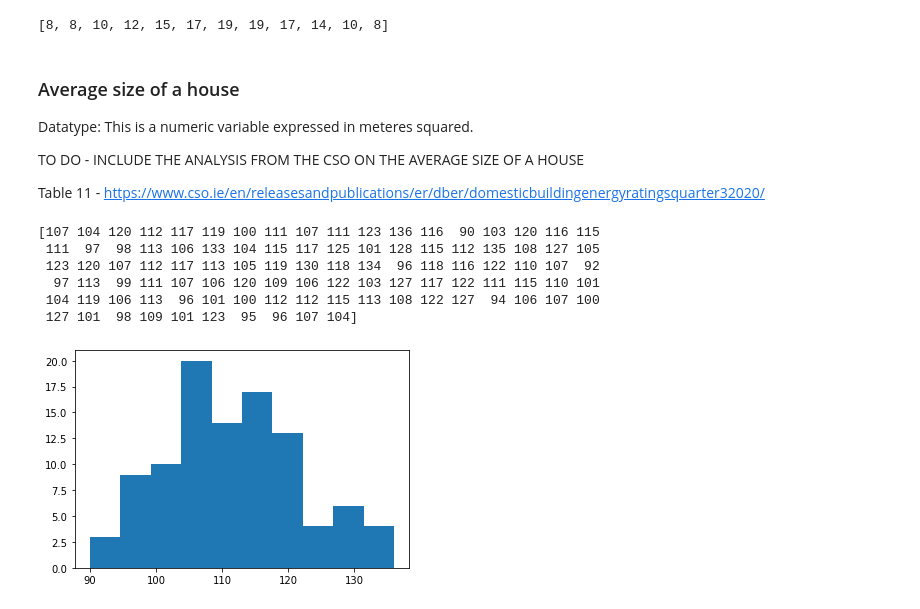
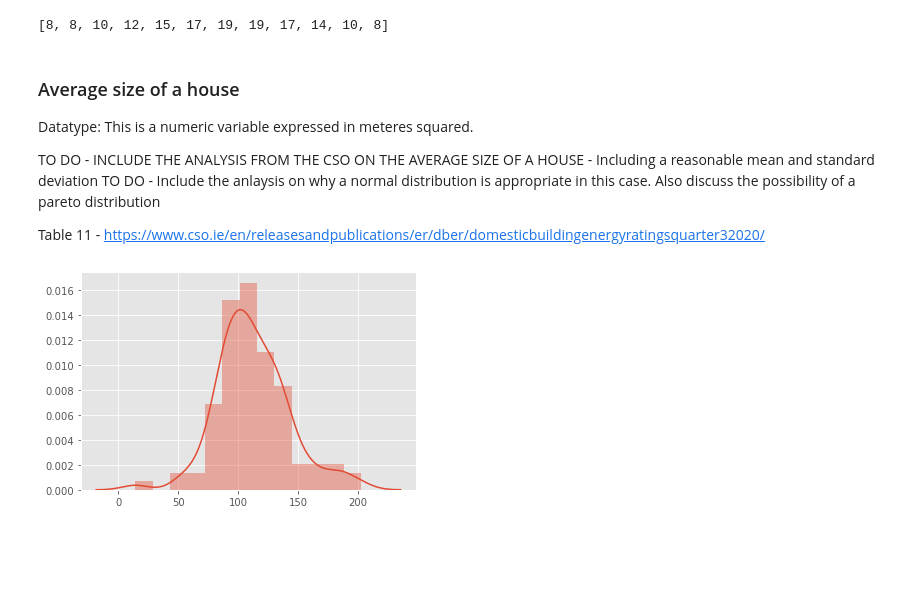
Before and after one commit to dssheldon/ProgDA-Project-SDS, a Jupyter notebook: ProgDA-Project-SDS.ipynb, the cells around one changed output. Drawn from its saved outputs; the diff is of its cells as text; code cells hidden in the pictures; blank space fills up the shorter version.

```diff
--- a/ProgDA-Project-SDS.ipynb
+++ b/ProgDA-Project-SDS.ipynb
@@ -161,11 +161,15 @@ import pandas as pd
 import datetime
 import seaborn as sns
 import matplotlib.pyplot as plt
+plt.style.use('ggplot')
 
 df = pd.read_csv("dly532.csv", skiprows=25)
 df['newdate'] = pd.to_datetime(df['date'])
 df_hist = df[(pd.DatetimeIndex(df['newdate']).month == 3)]['maxtp'] #Adapted from (https://stackoverflow.com/questions/25146121/extracting-just-month-and-year-separately-from-pandas-datetime-column)
 
 
-sns.distplot(df_hist)
+temp_data = sns.distplot(df_hist, color = 'blue')
+temp_data.set(xlabel="Maximum Daily Temperature Observed", ylabel = "Frequency", title="Analysis of Daily Temperature in Dublin")
+
+plt.show()
 # %% [output]
@@ -191,24 +194,18 @@ print(weather_monthly_averages)
 Datatype: This is a numeric variable expressed in meteres squared.
 
 
-TO DO - INCLUDE THE ANALYSIS FROM THE CSO ON THE AVERAGE SIZE OF A HOUSE
+TO DO - INCLUDE THE ANALYSIS FROM THE CSO ON THE AVERAGE SIZE OF A HOUSE - Including a reasonable mean and standard deviation
+TO DO - Include the anlaysis on why a normal distribution is appropriate in this case. Also discuss the possibility of a pareto distribution
 
 Table 11 - https://www.cso.ie/en/releasesandpublications/er/dber/domesticbuildingenergyratingsquarter32020/
 # %%
 #Test to check whether the possion distribtion will generate data which reflects the size of a house
 
 import numpy as np
 rng = np.random.default_rng()
-s = rng.poisson(112, 100)
-print(s)
+s = rng.normal(112, 30, 100)
 import matplotlib.pyplot as plt
-plt.hist(s)
+sns.distplot(s)
 plt.show()
 # %% [output]
-[107 104 120 112 117 119 100 111 107 111 123 136 116  90 103 120 116 115
- 111  97  98 113 106 133 104 115 117 125 101 128 115 112 135 108 127 105
- 123 120 107 112 117 113 105 119 130 118 134  96 118 116 122 110 107  92
-  97 113  99 111 107 106 120 109 106 122 103 127 117 122 111 115 110 101
- 104 119 106 113  96 101 100 112 112 115 113 108 122 127  94 106 107 100
- 127 101  98 109 101 123  95  96 107 104]
-[figure, old version]
+[figure, new version]
```
Also changed, not shown: parts of 8 cells of this notebook.
